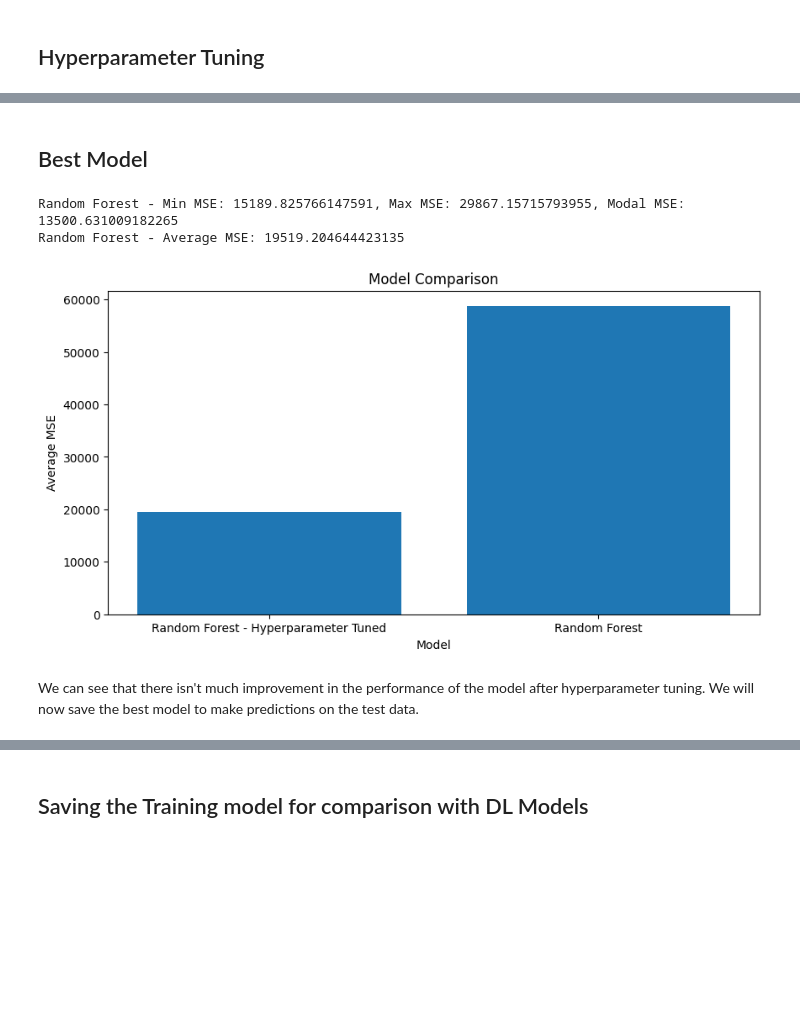
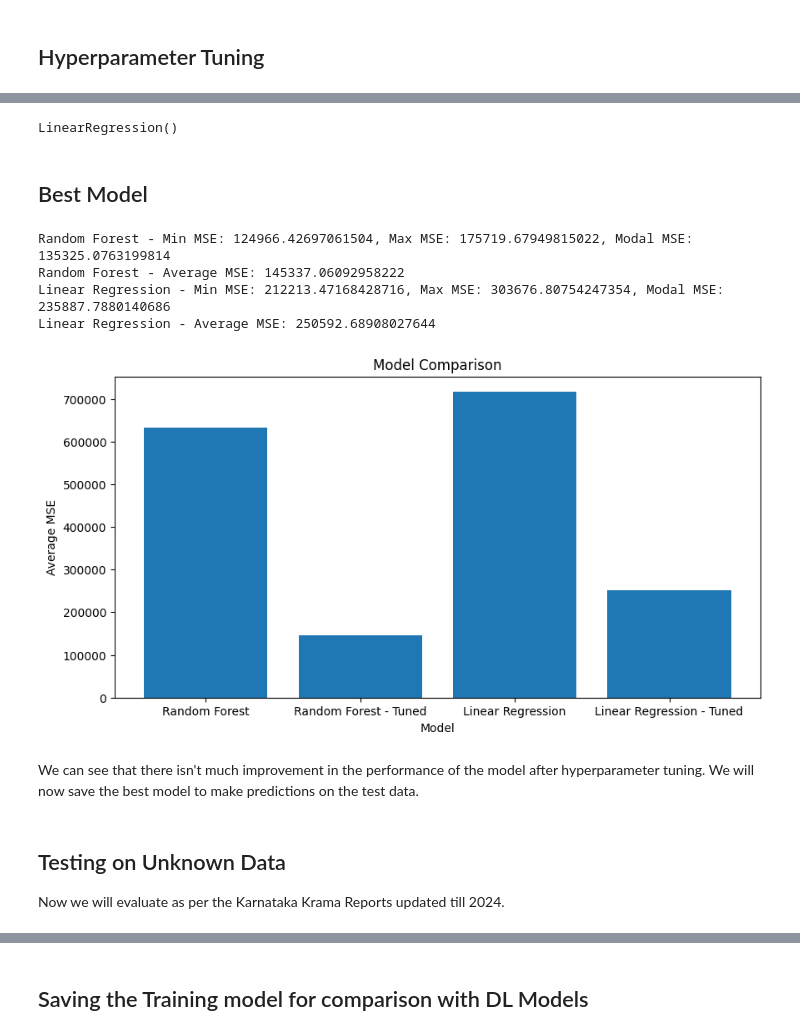
Before and after one commit to Tharun-v789/agripredict, a Jupyter notebook: PredictiveAnalysisML.ipynb, the cells around one changed output, grey strips where cells are left out. Drawn from its saved outputs; the diff is of its cells as text; code cells hidden in the pictures; blank space fills up the shorter version.

Commit message:
ml training with new data

```diff
--- a/PredictiveAnalysisML.ipynb
+++ b/PredictiveAnalysisML.ipynb
@@ -41,8 +52,8 @@ bengaluru_df.head()
 ## Test-Train Split
 # %%
 # Test-training split
-X = bengaluru_df.drop(['Min', 'Max', 'Modal'], axis=1)
-Y = bengaluru_df[['Min', 'Max', 'Modal']]
+X = rice_df.drop(['Min', 'Max', 'Modal'], axis=1)
+Y = rice_df[['Min', 'Max', 'Modal']]
 
 x_train, x_test, y_train, y_test = train_test_split(X, Y, test_size=0.2, random_state=42)
 x_train.shape, x_test.shape, y_train.shape, y_test.shape
@@ -182,0 +194,13 @@ RandomForestRegressor(n_estimators=200)
+# %%
+# Linear Regression Model Hyper Parameter Tuning
+
+lr_hyper_params = {
+    'fit_intercept': [True, False],
+}
+
+# Linear Regression Modal Model
+lr_modal_model = LinearRegression()
+lr_modal_params = lr_hyper_params
+lr_modal_grid = GridSearchCV(lr_modal_model, lr_modal_params, cv=3, verbose=3)
+lr_modal_grid.fit(x_train, y_train['Modal'])
+print(f'Best Parameters for Linear Regression Modal Model: {lr_modal_grid.best_params_}')
@@ -183,31 +216,63 @@ RandomForestRegressor(n_estimators=200)
+# %%
+# Retraining the model with best parameters
+
+lr_modal_model = LinearRegression(fit_intercept=lr_modal_grid.best_params_['fit_intercept'])
+lr_min_model = LinearRegression(fit_intercept=lr_modal_grid.best_params_['fit_intercept'])
+lr_max_model = LinearRegression(fit_intercept=lr_modal_grid.best_params_['fit_intercept'])
+lr_modal_model.fit(x_train, y_train['Modal'])
+lr_min_model.fit(x_train, y_train['Min'])
+lr_max_model.fit(x_train, y_train['Max'])
+# %% [output]
+LinearRegression()
 # %% [markdown]
 ## Best Model
 # %%
 # Comparing the models
 
+# Random Forest
 rf_min_pred = rf_min_model.predict(x_test)
 rf_max_pred = rf_max_model.predict(x_test)
 rf_modal_pred = rf_modal_model.predict(x_test)
 
 rf_min_mse = mean_squared_error(y_test['Min'], rf_min_pred)
 rf_max_mse = mean_squared_error(y_test['Max'], rf_max_pred)
 rf_modal_mse = mean_squared_error(y_test['Modal'], rf_modal_pred)
 
 rf_average_mse = (rf_min_mse + rf_max_mse + rf_modal_mse) / 3
 
 print(f'Random Forest - Min MSE: {rf_min_mse}, Max MSE: {rf_max_mse}, Modal MSE: {rf_modal_mse}')
 print(f'Random Forest - Average MSE: {rf_average_mse}')
 
+# Linear Regression
+lr_min_pred = lr_min_model.predict(x_test)
+lr_max_pred = lr_max_model.predict(x_test)
+lr_modal_pred = lr_modal_model.predict(x_test)
+
+lr_min_mse = mean_squared_error(y_test['Min'], lr_min_pred)
+lr_max_mse = mean_squared_error(y_test['Max'], lr_max_pred)
+lr_modal_mse = mean_squared_error(y_test['Modal'], lr_modal_pred)
+
+lr_average_mse = (lr_min_mse + lr_max_mse + lr_modal_mse) / 3
+
+print(f'Linear Regression - Min MSE: {lr_min_mse}, Max MSE: {lr_max_mse}, Modal MSE: {lr_modal_mse}')
+print(f'Linear Regression - Average MSE: {lr_average_mse}')
+
+
 # Model Comparison
 plt.figure(figsize=(10, 5))
-plt.bar(['Random Forest - Hyperparameter Tuned', 'Random Forest'], [rf_average_mse, average_mse_scores['Random Forest']])
+plt.bar(['Random Forest', 'Random Forest - Tuned', 'Linear Regression', 'Linear Regression - Tuned'], [average_mse_scores['Random Forest'], rf_average_mse, average_mse_scores['Linear Regression'], lr_average_mse])
 plt.xlabel('Model')
 plt.ylabel('Average MSE')
 plt.title('Model Comparison')
 plt.show()
 # %% [output]
-Random Forest - Min MSE: 15189.825766147591, Max MSE: 29867.15715793955, Modal MSE: 13500.631009182265
-Random Forest - Average MSE: 19519.204644423135
+Random Forest - Min MSE: 124966.42697061504, Max MSE: 175719.67949815022, Modal MSE: 135325.0763199814
+Random Forest - Average MSE: 145337.06092958222
+Linear Regression - Min MSE: 212213.47168428716, Max MSE: 303676.80754247354, Modal MSE: 235887.7880140686
+Linear Regression - Average MSE: 250592.68908027644
-[figure, old version]
+[figure, new version]
 # %% [markdown]
 We can see that there isn't much improvement in the performance of the model after hyperparameter tuning. We will now save the best model to make predictions on the test data.
+# %% [markdown]
+## Testing on Unknown Data
+Now we will evaluate as per the Karnataka Krama Reports updated till 2024.
```
Also changed, not shown: parts of 13 cells of this notebook.
